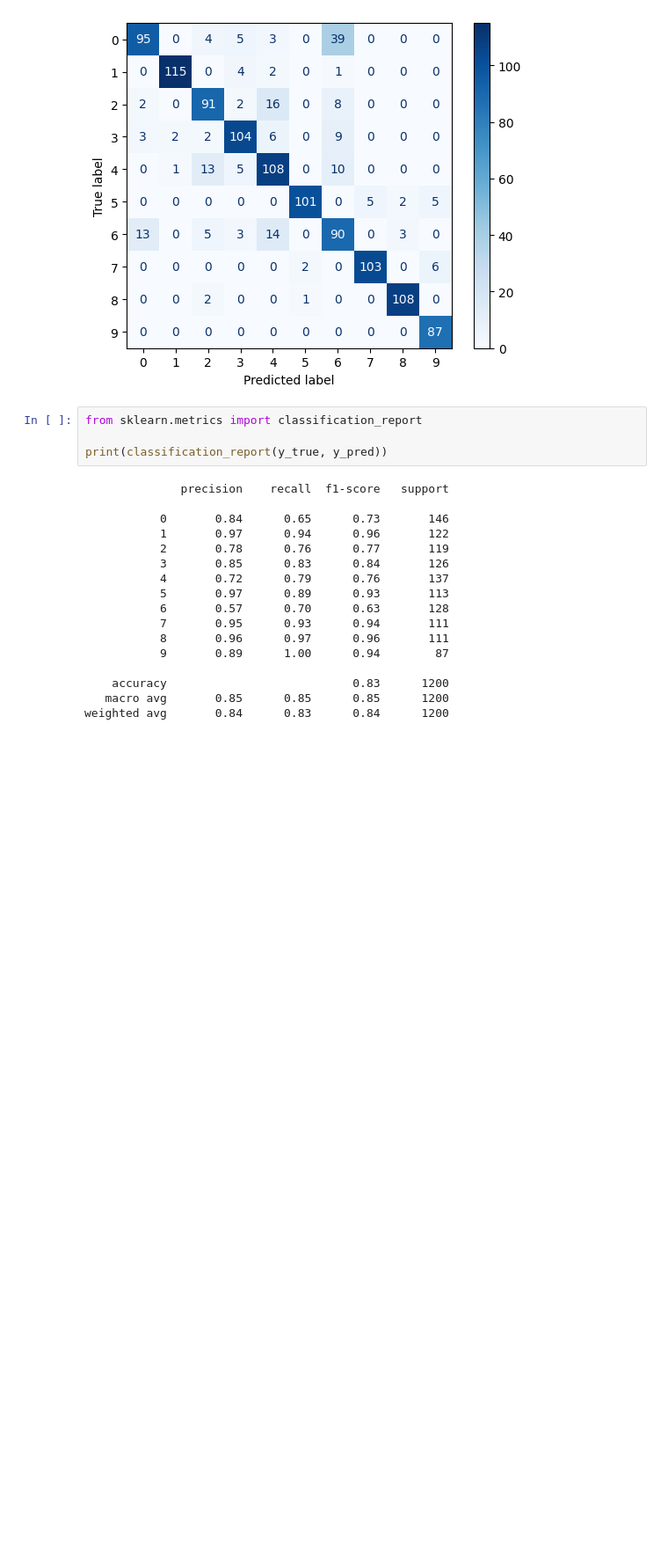
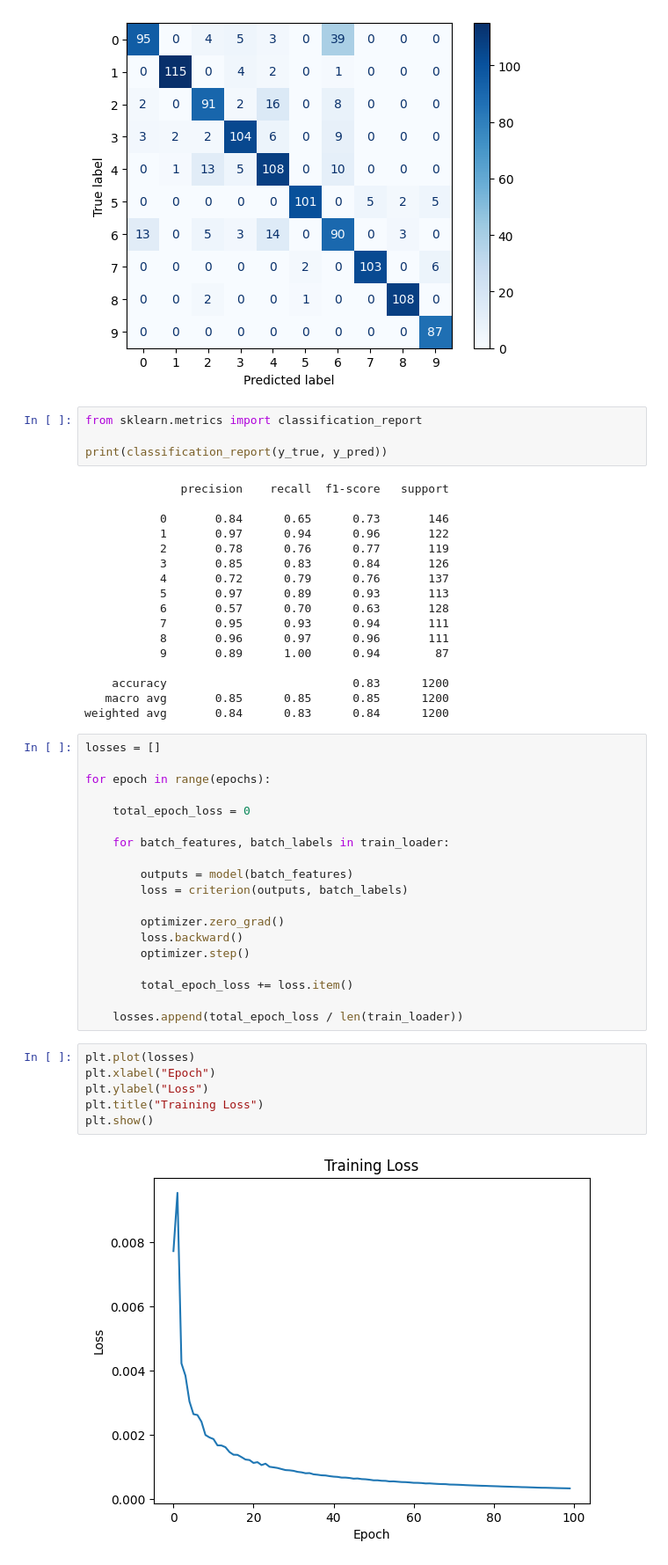
Before and after one commit to Kabeer07-dev/pytorch_practice, a Jupyter notebook: ANN/ann.ipynb, the cells around one changed output. Shown at 88% size. Drawn from its saved outputs; the diff is of its cells as text; blank space fills up the shorter version.

Commit message:
plot training loss

```diff
--- a/ANN/ann.ipynb
+++ b/ANN/ann.ipynb
@@ -196,3 +196,30 @@ print(classification_report(y_true, y_pred))
     accuracy                           0.83      1200
    macro avg       0.85      0.85      0.85      1200
 weighted avg       0.84      0.83      0.84      1200
+# %%
+losses = []
+
+for epoch in range(epochs):
+
+    total_epoch_loss = 0
+
+    for batch_features, batch_labels in train_loader:
+
+        outputs = model(batch_features)
+        loss = criterion(outputs, batch_labels)
+
+        optimizer.zero_grad()
+        loss.backward()
+        optimizer.step()
+
+        total_epoch_loss += loss.item()
+
+    losses.append(total_epoch_loss / len(train_loader))
+# %%
+plt.plot(losses)
+plt.xlabel("Epoch")
+plt.ylabel("Loss")
+plt.title("Training Loss")
+plt.show()
+# %% [output]
+[figure, added]
```
